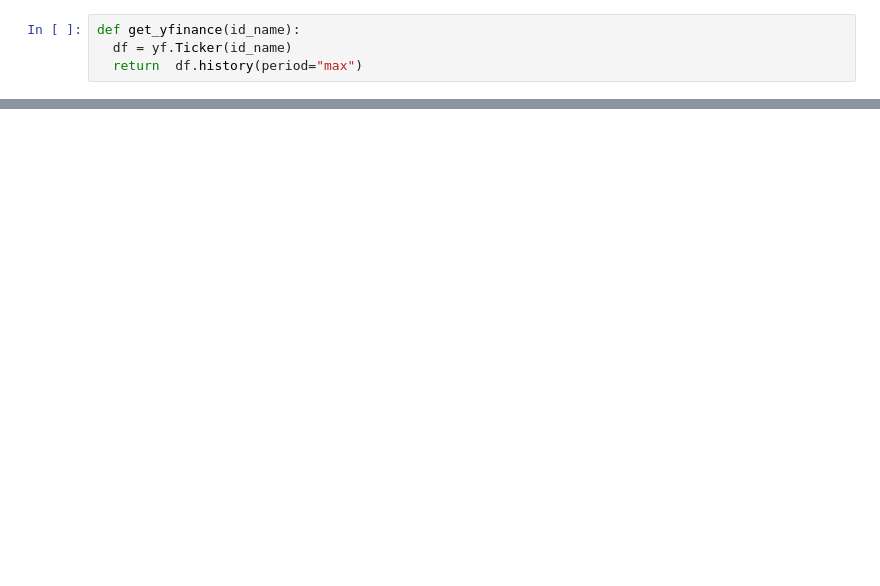
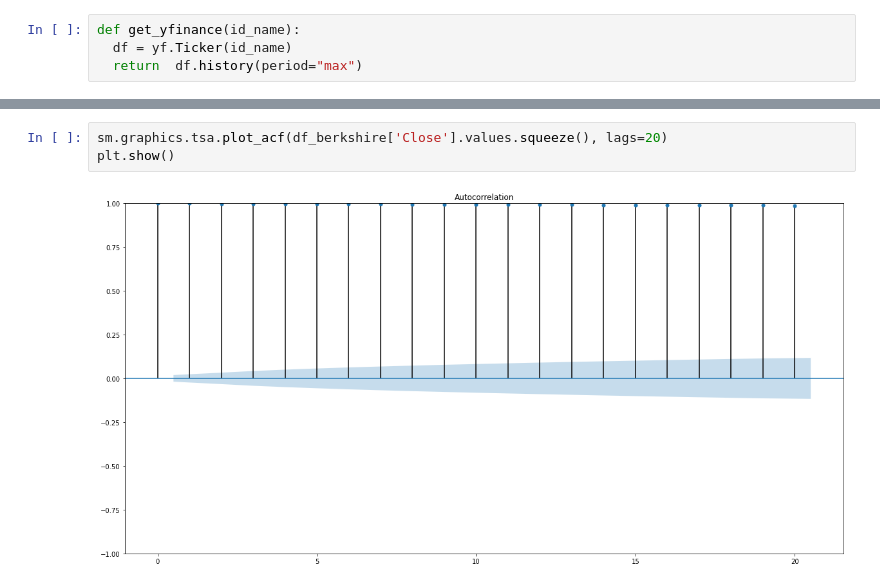
Before and after one commit to rgprado/SeriesTemporais, a Jupyter notebook: Series_Temporais_aula1_202201_Rodrigo_Prado.ipynb, the cells around one changed output, grey strips where cells are left out. Saved outputs shown, nothing was run; the diff lists cells and outputs as text; blank space fills up the shorter version.

```diff
--- a/Series_Temporais_aula1_202201_Rodrigo_Prado.ipynb
+++ b/Series_Temporais_aula1_202201_Rodrigo_Prado.ipynb
@@ -149,0 +140,5 @@ show_trend(ts, ma_size)
+# %%
+sm.graphics.tsa.plot_acf(df_berkshire['Close'].values.squeeze(), lags=20)
+plt.show()
+# %% [output]
+[figure, added]
```
Also changed, not shown: parts of 86 cells of this notebook.
